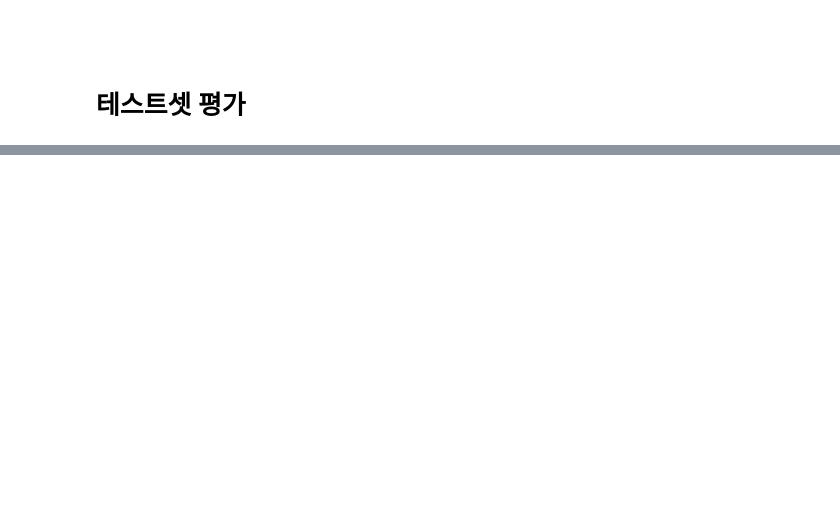
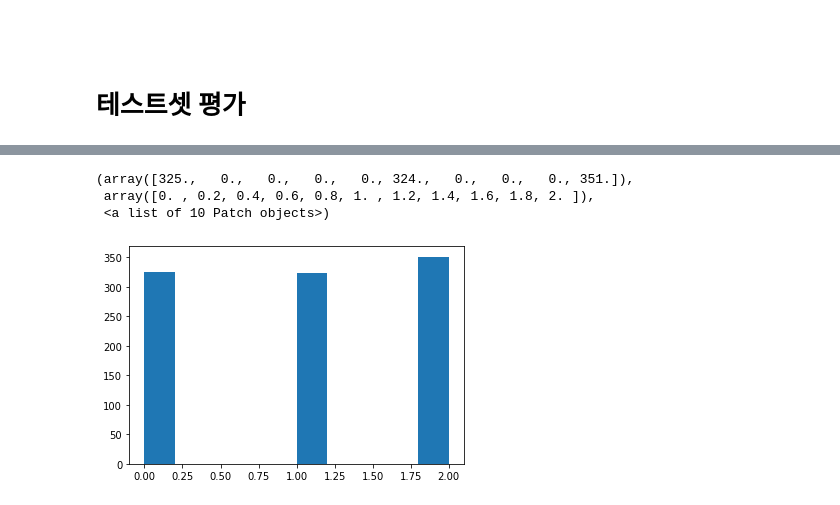
Before and after one commit to dunnohow/Bert, a Jupyter notebook: bluehouseblah.ipynb, the cells around one changed output, grey strips where cells are left out. Cells and saved outputs as stored; diff of their text form; code cells hidden in the pictures; blank space fills up the shorter version.

```diff
--- a/bluehouseblah.ipynb
+++ b/bluehouseblah.ipynb
@@ -741,0 +725,16 @@ print(np.argmax(logits))
+# %%
+sample_sent = train['data'][5000:6000]
+sample_sent = np.array(sample_sent)
+sample_lab = train['category'][5000:6000]
+sample_lab = np.array(sample_lab)
+sample_sent = ["[CLS] " + str(sentence) + " [SEP]" for sentence in sample_sent]
+sample_sent = [sentence.replace('\\n', ' ') for sentence in sample_sent]
+sample_sent = [sentence.replace('.', ' ') for sentence in sample_sent]
+sample_sent = [sentence.replace('?', ' ') for sentence in sample_sent]
+sample_sent = [sentence.replace('!', ' ') for sentence in sample_sent]
+# %%
+%time
+sample_category = [None]
+for i in range(len(sample_sent)):
+  temp = test_sentences([sample_sent[i]])
+  sample_category.append(np.argmax(temp))
@@ -741,0 +744,10 @@ print(np.argmax(logits))
+# %%
+sample_category = sample_category[1:]
+# %%
+%matplotlib inline
+plt.hist(sample_category)
+# %% [output]
+(array([325.,   0.,   0.,   0.,   0., 324.,   0.,   0.,   0., 351.]),
+ array([0. , 0.2, 0.4, 0.6, 0.8, 1. , 1.2, 1.4, 1.6, 1.8, 2. ]),
+ <a list of 10 Patch objects>)
+[figure, added]
```
Also changed, not shown: parts of 50 cells of this notebook.
